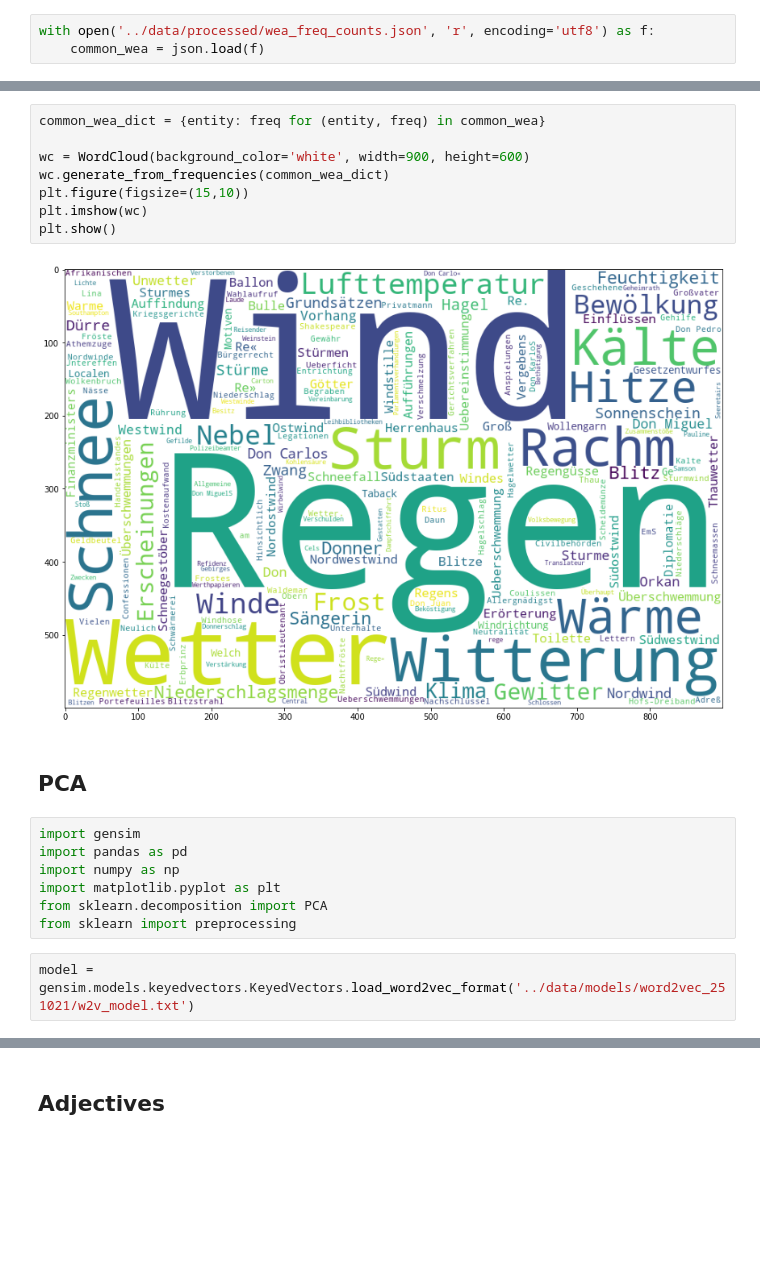
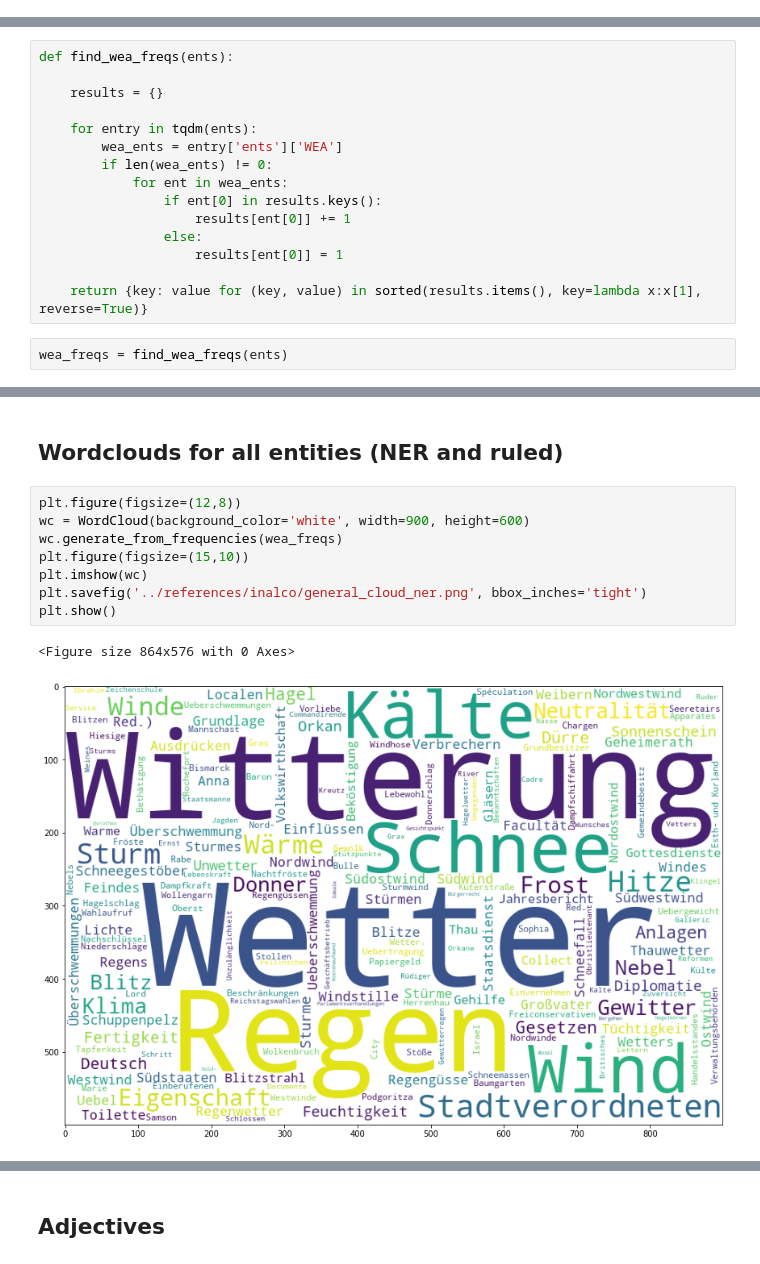
Before and after one commit to krkryger/clim-dist, a Jupyter notebook: notebooks/analysis.ipynb, the cells around one changed output, grey strips where cells are left out. Cells and saved outputs as stored; diff of their text form; blank space fills up the shorter version.

Commit message:
Some new graphs for PM, streamlit

```diff
--- a/notebooks/analysis.ipynb
+++ b/notebooks/analysis.ipynb
@@ -4,3 +5,0 @@ from wordcloud import WordCloud
-# %%
-with open('../data/processed/wea_freq_counts.json', 'r', encoding='utf8') as f:
-    common_wea = json.load(f)
@@ -6,0 +16,17 @@ with open('../data/processed/wea_freq_counts.json', 'r', encoding='utf8') as f:
+# %%
+def find_wea_freqs(ents):
+
+    results = {}
+
+    for entry in tqdm(ents):
+        wea_ents = entry['ents']['WEA']
+        if len(wea_ents) != 0:
+            for ent in wea_ents:
+                if ent[0] in results.keys():
+                    results[ent[0]] += 1
+                else:
+                    results[ent[0]] = 1
+
+    return {key: value for (key, value) in sorted(results.items(), key=lambda x:x[1], reverse=True)}
+# %%
+wea_freqs = find_wea_freqs(ents)
@@ -7,21 +41,13 @@ with open('../data/processed/wea_freq_counts.json', 'r', encoding='utf8') as f:
+# %% [markdown]
+## Wordclouds for all entities (NER and ruled)
 # %%
-common_wea_dict = {entity: freq for (entity, freq) in common_wea}
-
+plt.figure(figsize=(12,8))
 wc = WordCloud(background_color='white', width=900, height=600)
-wc.generate_from_frequencies(common_wea_dict)
+wc.generate_from_frequencies(wea_freqs)
 plt.figure(figsize=(15,10))
 plt.imshow(wc)
+plt.savefig('../references/inalco/general_cloud_ner.png', bbox_inches='tight')
 plt.show()
 # %% [output]
+<Figure size 864x576 with 0 Axes>
-[figure, old version]
+[figure, new version]
-# %% [markdown]
-## PCA
-# %%
-import gensim
-import pandas as pd
-import numpy as np
-import matplotlib.pyplot as plt
-from sklearn.decomposition import PCA
-from sklearn import preprocessing
-# %%
-model = gensim.models.keyedvectors.KeyedVectors.load_word2vec_format('../data/models/word2vec_251021/w2v_model.txt')
```
Also changed, not shown: parts of 50 cells of this notebook, 2 other files.
